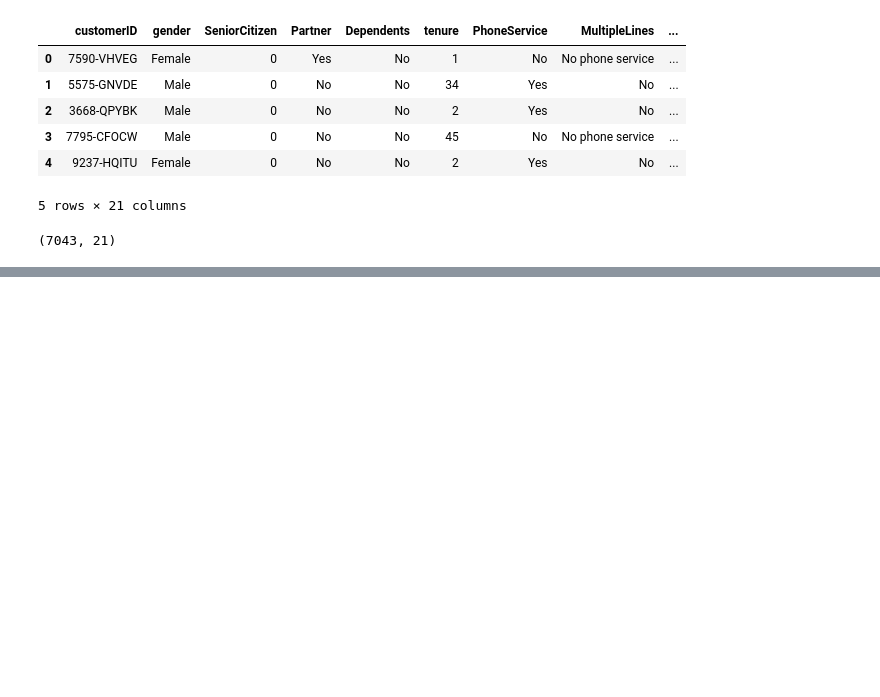
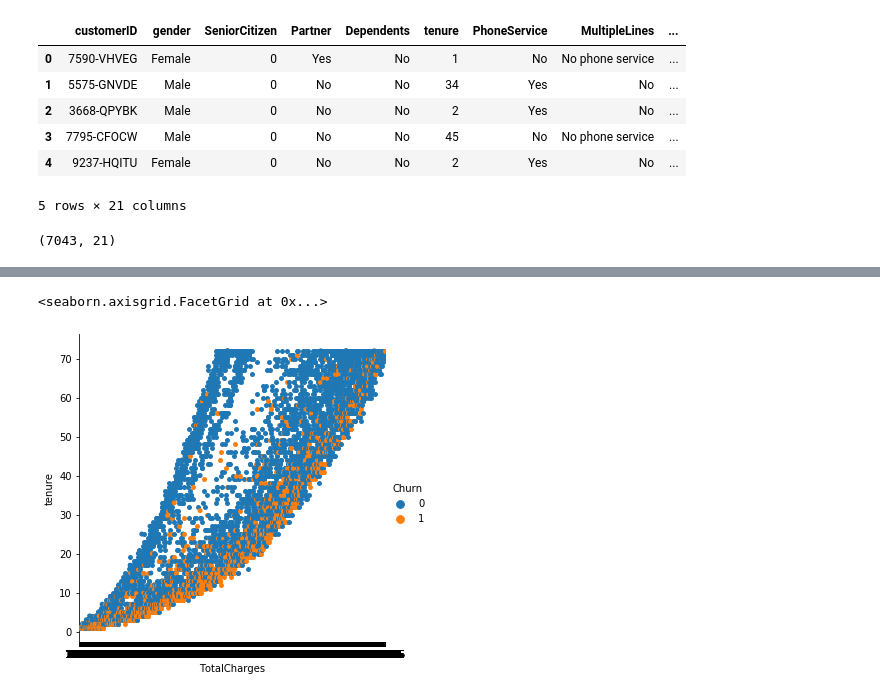
Before and after one commit to aadideshpande/Exploratory-Data-Analysis-of-Telco-Churn-dataset, a Jupyter notebook: eda-1.ipynb, the cells around one changed output, grey strips where cells are left out. Saved outputs shown, nothing was run; the diff lists cells and outputs as text; code cells hidden in the pictures; blank space fills up the shorter version.

```diff
--- a/eda-1.ipynb
+++ b/eda-1.ipynb
@@ -138,3 +181,8 @@ tdata['tenure'].hist(bins=50) #majority has tenure between 0-10 and 60-70
+# %%
+sns.catplot(x='TotalCharges', y='tenure',hue='Churn', data=tdata)
+# %% [output]
+<seaborn.axisgrid.FacetGrid at 0x...>
+[figure, added]
 # %%
 sns.catplot(x='MonthlyCharges', y = 'tenure',hue='Churn',data= tdata)
 #people with low tenure and high monthly charges are more likely to change the service provider
```
Also changed, not shown: parts of 25 cells of this notebook, 1 other file.
